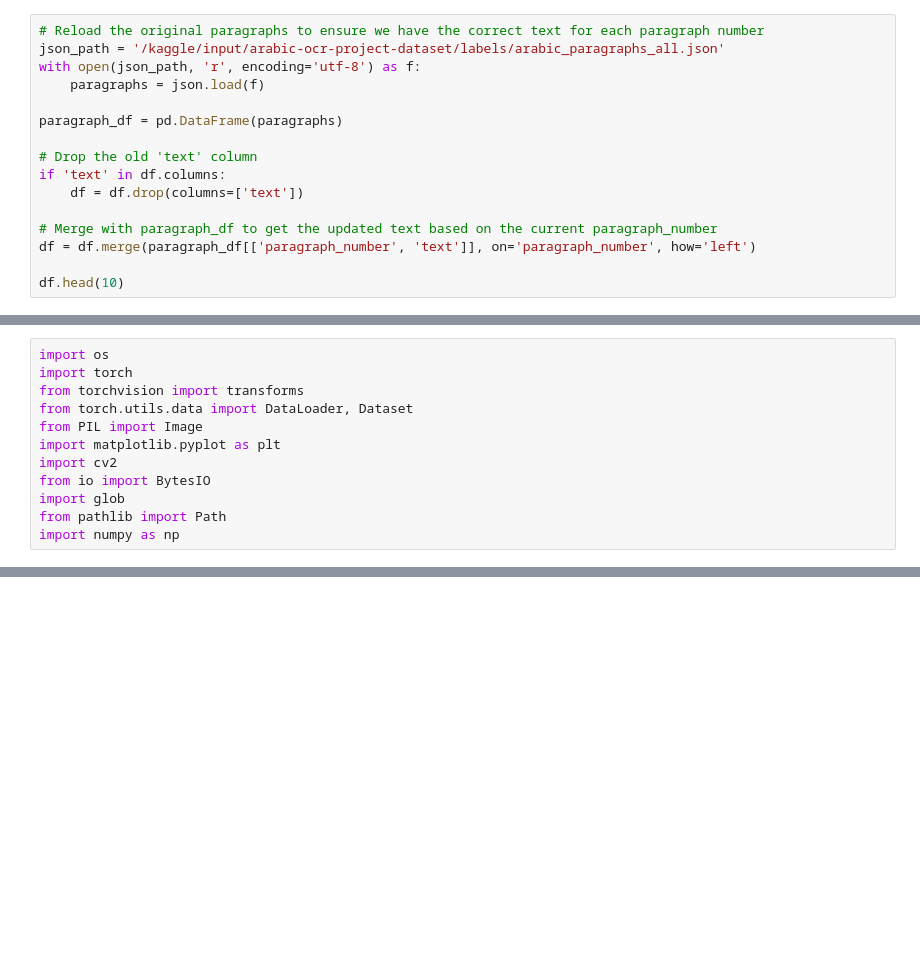
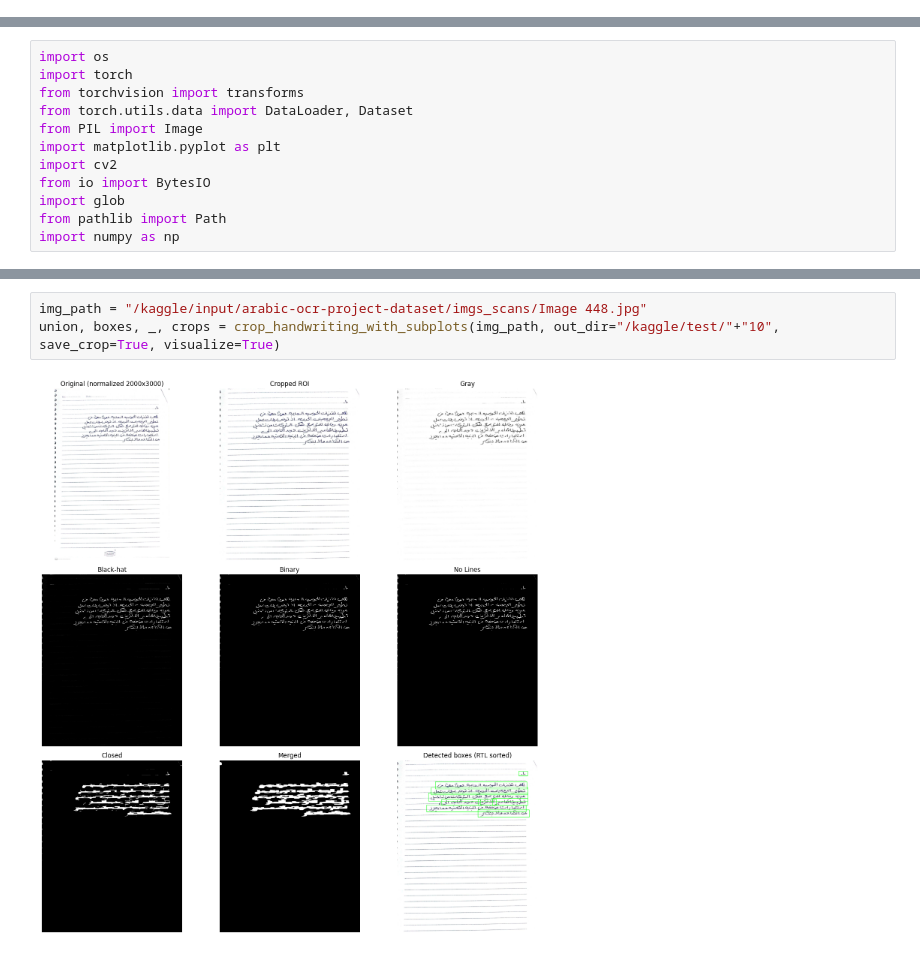
Before and after one commit to 37743/NTAI-Project, a Jupyter notebook: Arabic_Handwriting_Generation.ipynb, the cells around one changed output, grey strips where cells are left out. Saved outputs shown, nothing was run; the diff lists cells and outputs as text; blank space fills up the shorter version.

```diff
--- a/Arabic_Handwriting_Generation.ipynb
+++ b/Arabic_Handwriting_Generation.ipynb
@@ -173,16 +164,0 @@ Finished processing images with confidence less than 0.8.
-# %%
-# Reload the original paragraphs to ensure we have the correct text for each paragraph number
-json_path = '/kaggle/input/arabic-ocr-project-dataset/labels/arabic_paragraphs_all.json'
-with open(json_path, 'r', encoding='utf-8') as f:
-    paragraphs = json.load(f)
-
-paragraph_df = pd.DataFrame(paragraphs)
-
-# Drop the old 'text' column
-if 'text' in df.columns:
-    df = df.drop(columns=['text'])
-
-# Merge with paragraph_df to get the updated text based on the current paragraph_number
-df = df.merge(paragraph_df[['paragraph_number', 'text']], on='paragraph_number', how='left')
-
-df.head(10)
@@ -521,0 +569,5 @@ def crop_handwriting_with_subplots(
+# %%
+img_path = "/kaggle/input/arabic-ocr-project-dataset/imgs_scans/Image 448.jpg"
+union, boxes, _, crops = crop_handwriting_with_subplots(img_path, out_dir="/kaggle/test/"+"10", save_crop=True, visualize=True)
+# %% [output]
+[figure, added]
```
Also changed, not shown: parts of 28 cells of this notebook.
